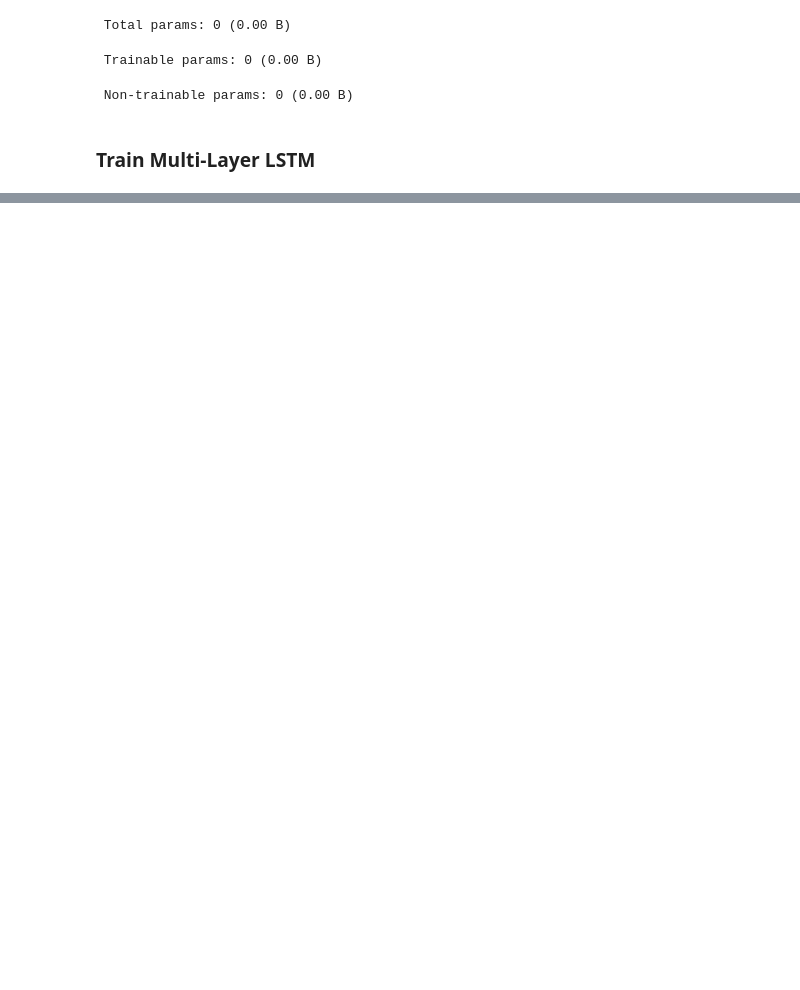
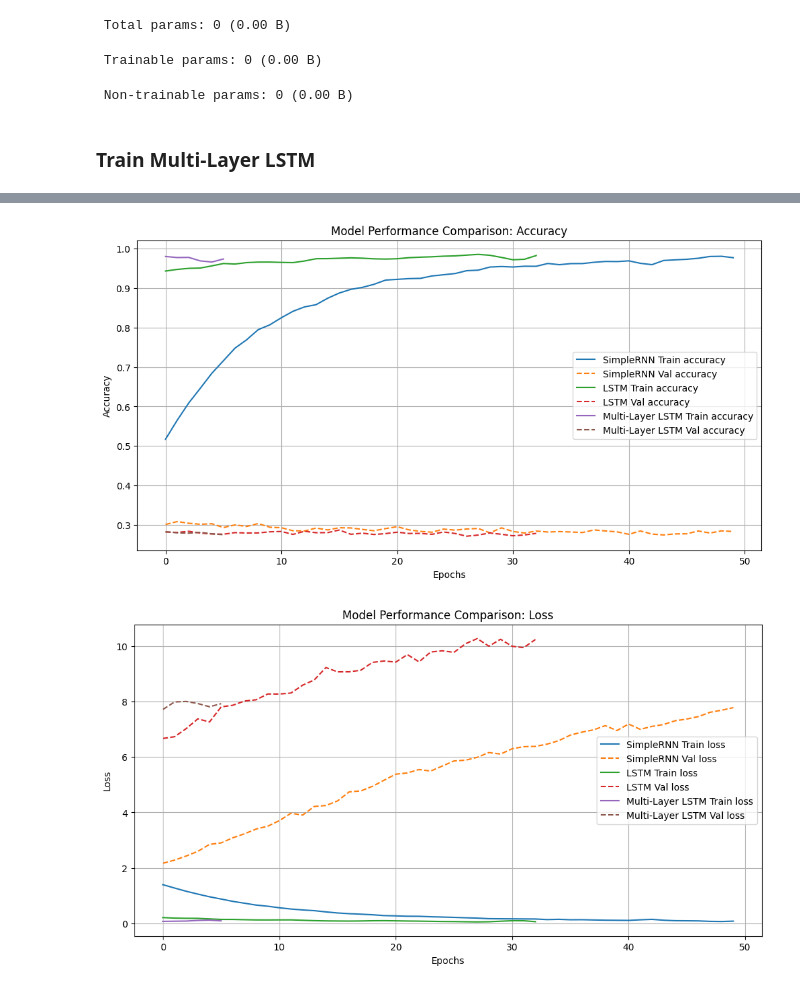
Before and after one commit to neilpelow/Deep-Learning-Models, a Jupyter notebook: notebooks/RNN_Variants.ipynb, the cells around one changed output, grey strips where cells are left out. Drawn from its saved outputs; the diff is of its cells as text; code cells hidden in the pictures; blank space fills up the shorter version.

```diff
--- a/notebooks/RNN_Variants.ipynb
+++ b/notebooks/RNN_Variants.ipynb
@@ -39,4 +51,2 @@ print(training_data.head())
 # %% [markdown]
 ### Preprocess data and split for train & test
-# %%
-X_train, X_val, y_train, y_val, tokenizer, label_encoder = data.prepare_training_data(training_data)
@@ -140,7 +685,7 @@ lstm_model = Sequential([
 ])
 
 # Compile the LSTM model
-lstm_model.compile(loss='sparse_categorical_crossentropy', optimizer='adam', metrics=['accuracy'])
+lstm_model.compile(loss='categorical_crossentropy', optimizer='adam', metrics=['accuracy'])
 
 # Display the model summary
 lstm_model.summary()
@@ -170,8 +715,8 @@ if not os.path.exists(lstm_checkpoint_dir):
 
 lstm_callbacks = [
   EarlyStopping(
-    monitor='val_loss',
-    patience=3,
+    monitor='accuracy',
+    patience=5,
     restore_best_weights=True,
     verbose=1
   ),
@@ -187,7 +732,7 @@ lstm_callbacks = [
 lstm_history = lstm_model.fit(
   X_train, y_train,
   validation_data=(X_val, y_val),
-  epochs=20,
+  epochs=50,
   batch_size=64,
   callbacks=lstm_callbacks,
   verbose=1
@@ -237,8 +800,8 @@ if not os.path.exists(multi_lstm_checkpoint_dir):
 
 multi_lstm_callbacks = [
   EarlyStopping(
-    monitor='val_loss',
-    patience=3,
+    monitor='val_accuracy',
+    patience=5,
     restore_best_weights=True,
     verbose=1
   ),
@@ -254,7 +817,7 @@ multi_lstm_callbacks = [
 multi_lstm_history = multi_lstm_model.fit(
   X_train, y_train,
   validation_data=(X_val, y_val),
-  epochs=20,
+  epochs=50,
   batch_size=64,
   callbacks=multi_lstm_callbacks,
   verbose=1
@@ -261,0 +918,32 @@ multi_lstm_history = multi_lstm_model.fit(
+# %%
+# Adjusted function to handle dictionary-like mock data directly
+def plot_model_performance_direct(histories, model_names, metric="accuracy"):
+    plt.figure(figsize=(12, 6))
+
+    for history, model_name in zip(histories, model_names):
+        # Access metrics using dot notation (.) instead of square brackets ([])
+        plt.plot(history.history[metric], label=f'{model_name} Train {metric}')
+        plt.plot(history.history[f'val_{metric}'], linestyle='--', label=f'{model_name} Val {metric}')
+
+    plt.title(f'Model Performance Comparison: {metric.capitalize()}')
+    plt.xlabel('Epochs')
+    plt.ylabel(metric.capitalize())
+    plt.legend()
+    plt.grid(True)
+    plt.show()
+
+# Visualizing performance with the adjusted function
+plot_model_performance_direct(
+    histories=[history, lstm_history, multi_lstm_history],
+    model_names=["SimpleRNN", "LSTM", "Multi-Layer LSTM"],
+    metric="accuracy"
+)
+
+plot_model_performance_direct(
+    histories=[history, lstm_history, multi_lstm_history],
+    model_names=["SimpleRNN", "LSTM", "Multi-Layer LSTM"],
+    metric="loss"
+)
+# %% [output]
+[figure, added]
+[figure, added]
```
Also changed, not shown: parts of 30 cells of this notebook.
